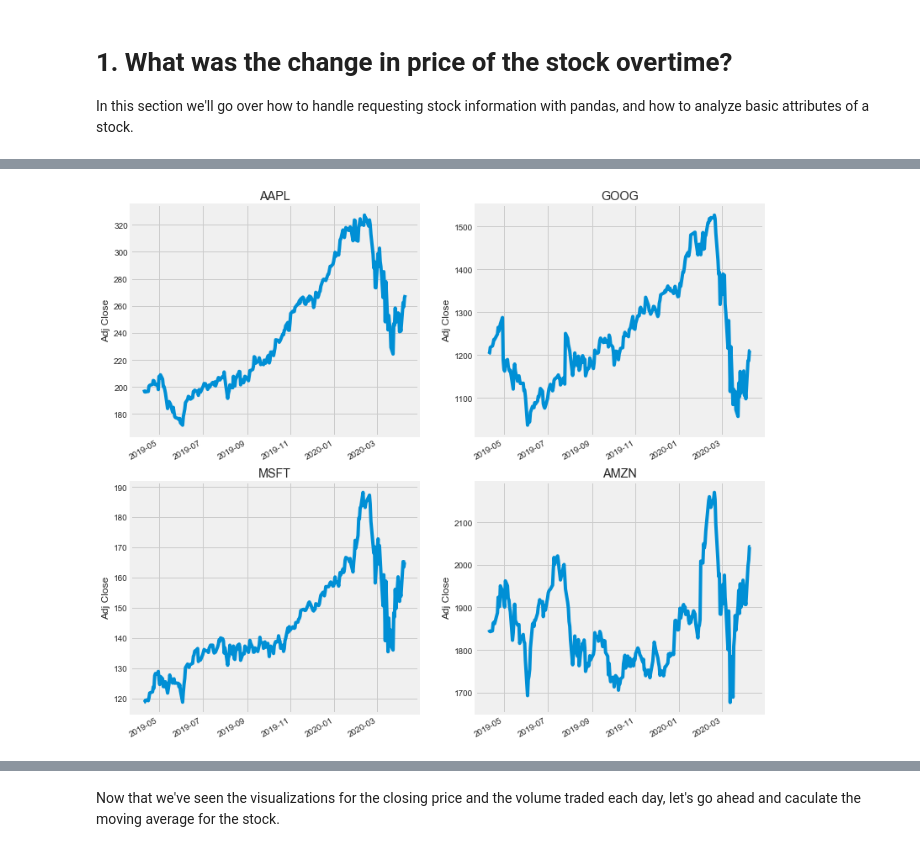
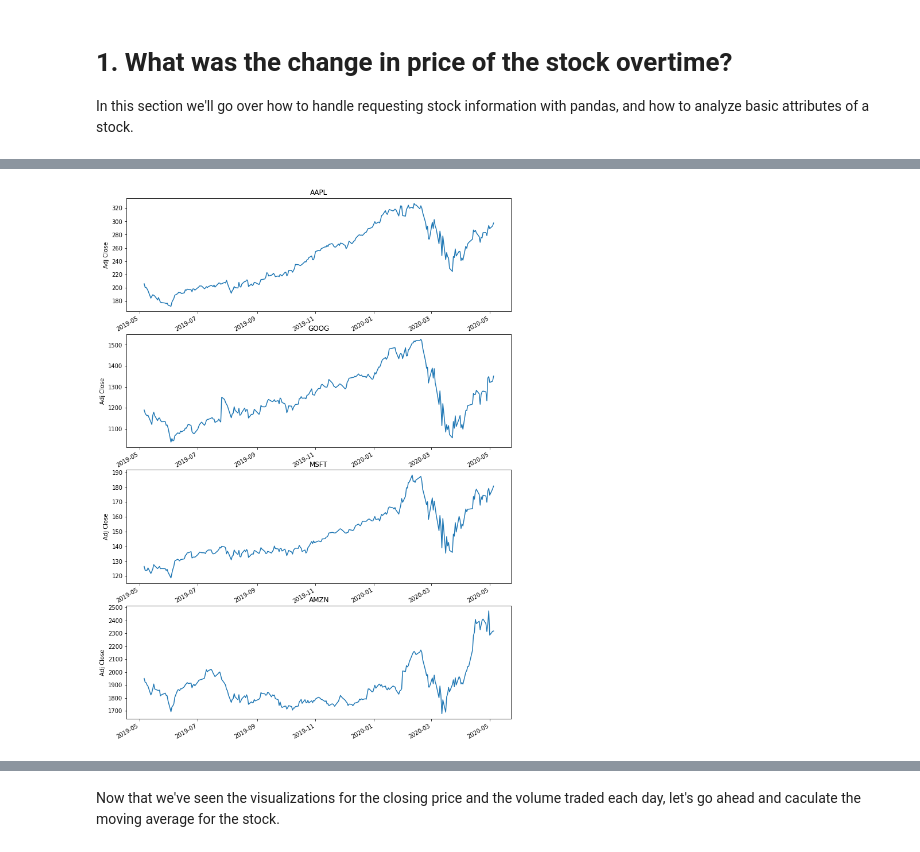
Before and after one commit to fares-ds/Predicting-the-closing-stock-price-of-APPLE-using-LSTM, a Jupyter notebook: Stock Market Analysis.ipynb, the cells around one changed output, grey strips where cells are left out. Drawn from its saved outputs; the diff is of its cells as text; code cells hidden in the pictures.

```diff
--- a/Stock Market Analysis.ipynb
+++ b/Stock Market Analysis.ipynb
@@ -27,12 +23,13 @@ import numpy as np
 
 import matplotlib.pyplot as plt
 import seaborn as sns
-sns.set_style('whitegrid')
-plt.style.use("fivethirtyeight")
+# sns.set_style('whitegrid')
+# plt.style.use("fivethirtyeight")
 %matplotlib inline
 
 # For reading stock data from yahoo
 from pandas_datareader.data import DataReader
+from pandas.util.testing import assert_frame_equal
 
 # For time stamps
 from datetime import datetime
@@ -112,17 +107,16 @@ memory usage: 15.8+ KB
 # %%
 # Let's see a historical view of the closing price
 
-
-plt.figure(figsize=(12, 8))
+plt.figure(figsize=(12, 12))
 plt.subplots_adjust(top=1.25, bottom=1.2)
 
 for i, company in enumerate(company_list, 1):
-    plt.subplot(2, 2, i)
+    plt.subplot(4, 1, i)
     company['Adj Close'].plot()
     plt.ylabel('Adj Close')
     plt.xlabel(None)
     plt.title(f"{tech_list[i - 1]}")
 # %% [output]
-[figure, old version]
+[figure, new version]
 # %%
 # Now let's plot the total volume of stock being traded each day
```
Also changed, not shown: parts of 32 cells of this notebook.
